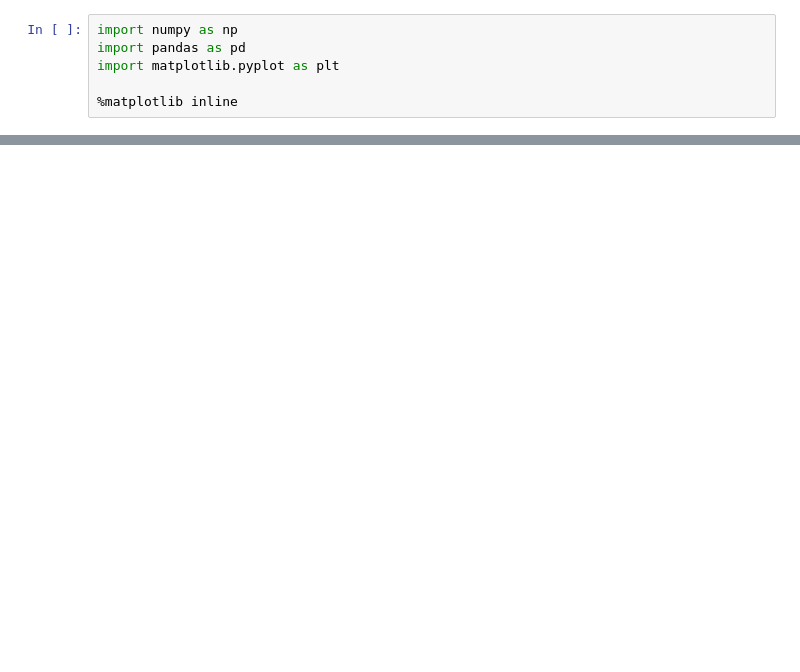
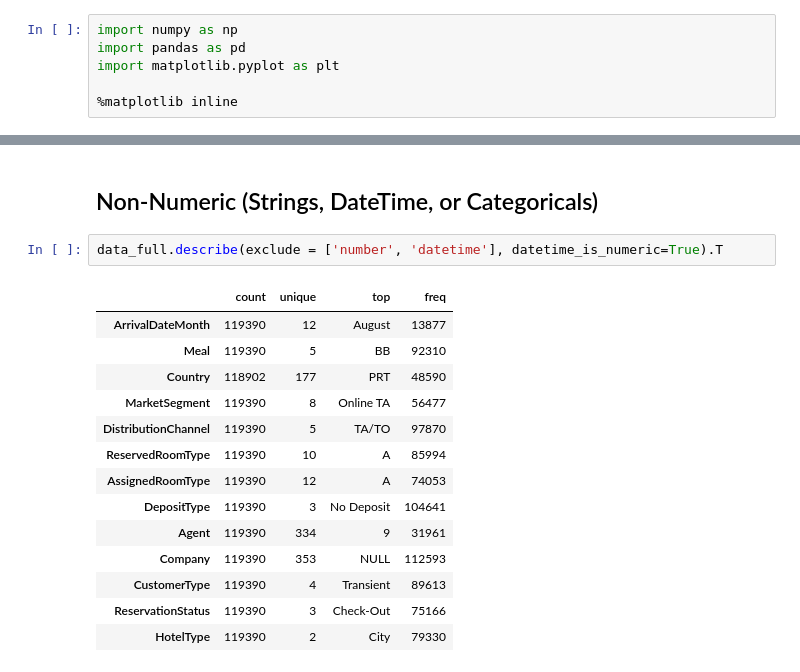
Before and after one commit to BenJMcCarty/Hotel_Cancel_Culture_v2, a Jupyter notebook: Data_Cleaning.ipynb, the cells around one changed output, grey strips where cells are left out. Saved outputs shown, nothing was run; the diff lists cells and outputs as text; blank space fills up the shorter version.

```diff
--- a/Data_Cleaning.ipynb
+++ b/Data_Cleaning.ipynb
@@ -26,0 +96,19 @@ df_h1
+# %% [markdown]
+## Non-Numeric (Strings, DateTime, or Categoricals)
+# %%
+data_full.describe(exclude = ['number', 'datetime'], datetime_is_numeric=True).T
+# %% [output]
+|  | count | unique | top | freq |
+| ArrivalDateMonth | 119390 | 12 | August | 13877 |
+| Meal | 119390 | 5 | BB | 92310 |
+| Country | 118902 | 177 | PRT | 48590 |
+| MarketSegment | 119390 | 8 | Online TA | 56477 |
+| DistributionChannel | 119390 | 5 | TA/TO | 97870 |
+| ReservedRoomType | 119390 | 10 | A | 85994 |
+| AssignedRoomType | 119390 | 12 | A | 74053 |
+| DepositType | 119390 | 3 | No Deposit | 104641 |
+| Agent | 119390 | 334 | 9 | 31961 |
+| Company | 119390 | 353 | NULL | 112593 |
+| CustomerType | 119390 | 4 | Transient | 89613 |
+| ReservationStatus | 119390 | 3 | Check-Out | 75166 |
+| HotelType | 119390 | 2 | City | 79330 |
```
Also changed, not shown: parts of 12 cells of this notebook, 2 other files.
